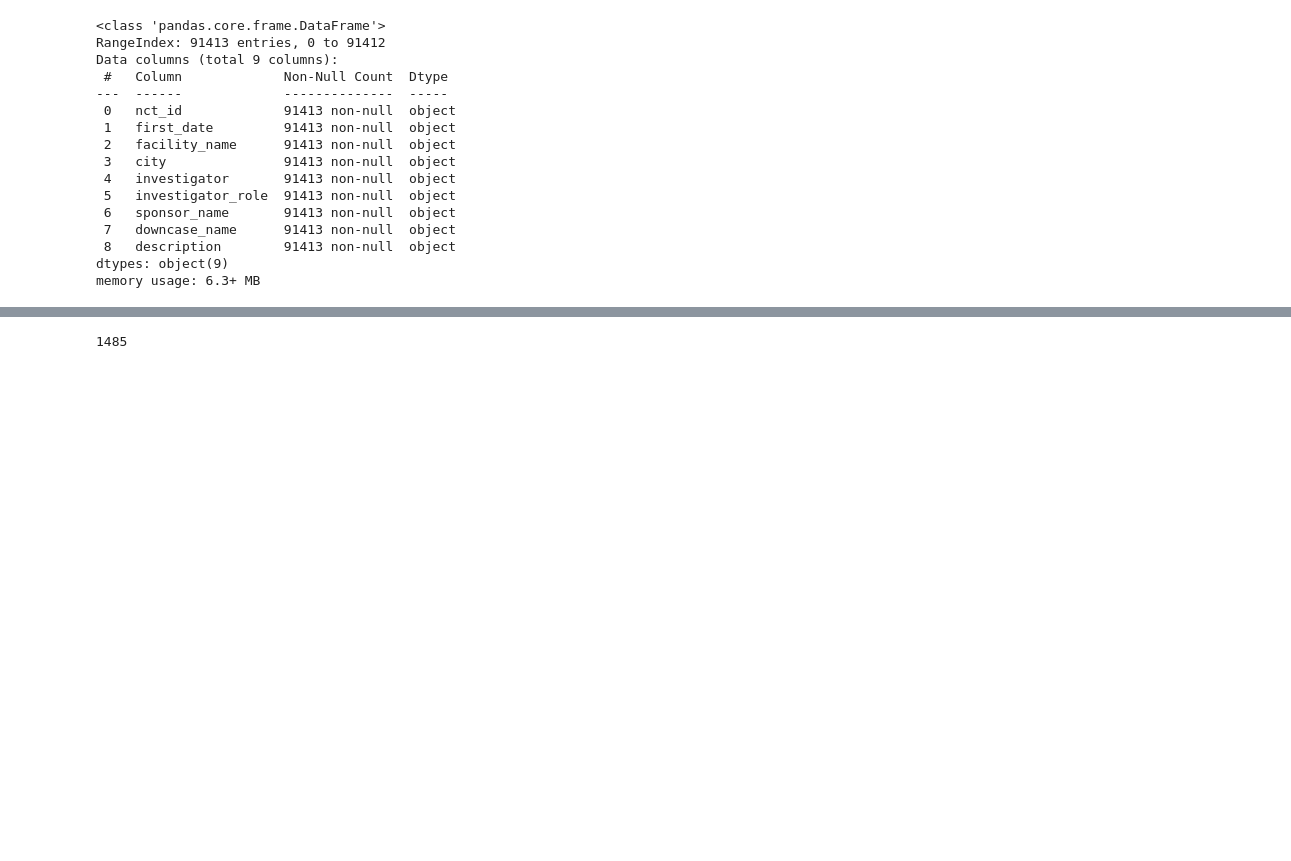
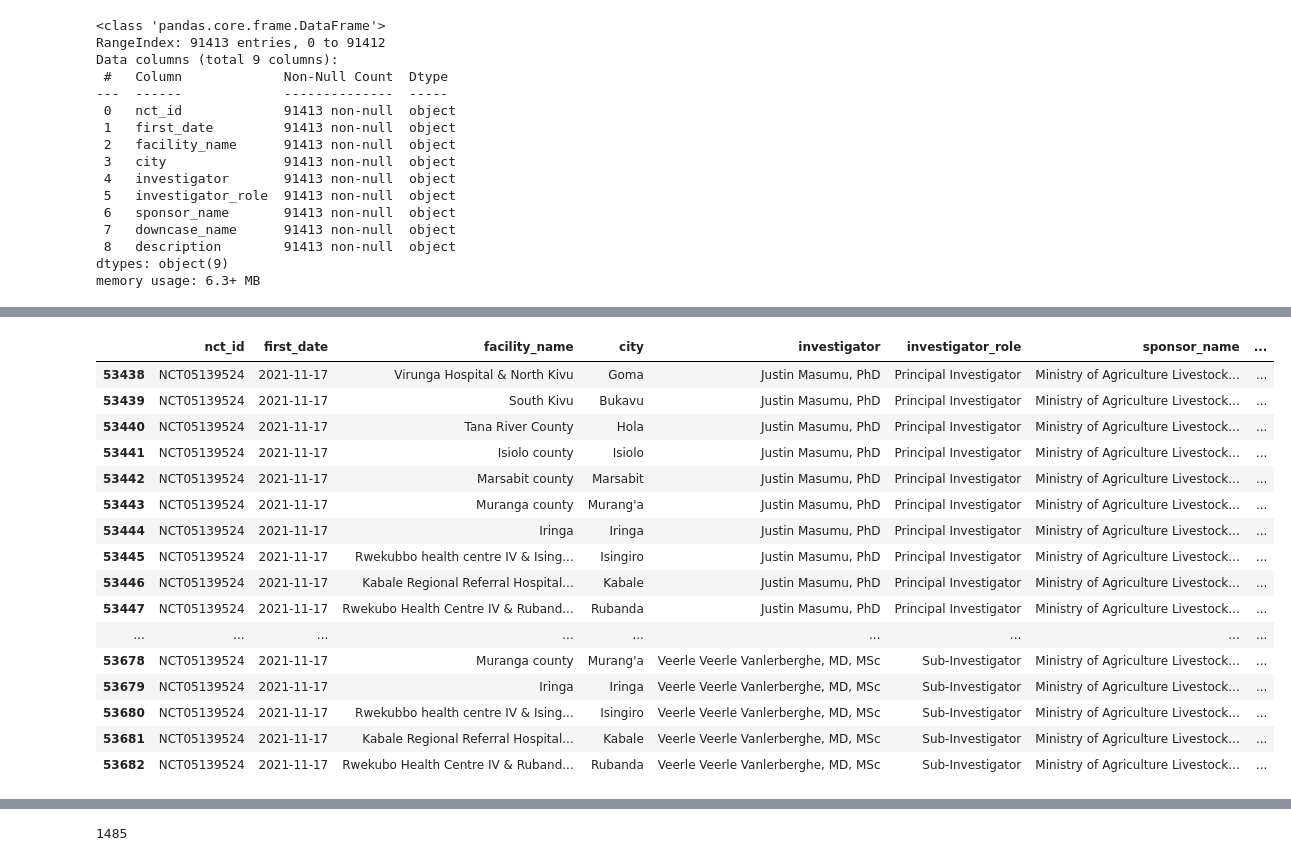
Before and after one commit to Dr-andai/sites-and-cities, a Jupyter notebook: naive.ipynb, the cells around one changed output, grey strips where cells are left out. Saved outputs shown, nothing was run; the diff lists cells and outputs as text; code cells hidden in the pictures; blank space fills up the shorter version.

```diff
--- a/naive.ipynb
+++ b/naive.ipynb
@@ -53,0 +119,24 @@ memory usage: 6.3+ MB
+# %%
+
+## Get data from Ministry of Agriculture
+Ministry = 'Ministry of Agriculture'
+m_sponsor = data[data['sponsor_name'].str.contains(Ministry, na=False)]
+m_sponsor.head(50)
+# %% [output]
+|  | nct_id | first_date | facility_name | city | investigator | investigator_role | sponsor_name | ... |
+| 53438 | NCT05139524 | 2021-11-17 | Virunga Hospital & North Kivu | Goma | Justin Masumu, PhD | Principal Investigator | Ministry of Agriculture Livestock... | ... |
+| 53439 | NCT05139524 | 2021-11-17 | South Kivu | Bukavu | Justin Masumu, PhD | Principal Investigator | Ministry of Agriculture Livestock... | ... |
+| 53440 | NCT05139524 | 2021-11-17 | Tana River County | Hola | Justin Masumu, PhD | Principal Investigator | Ministry of Agriculture Livestock... | ... |
+| 53441 | NCT05139524 | 2021-11-17 | Isiolo county | Isiolo | Justin Masumu, PhD | Principal Investigator | Ministry of Agriculture Livestock... | ... |
+| 53442 | NCT05139524 | 2021-11-17 | Marsabit county | Marsabit | Justin Masumu, PhD | Principal Investigator | Ministry of Agriculture Livestock... | ... |
+| 53443 | NCT05139524 | 2021-11-17 | Muranga county | Murang'a | Justin Masumu, PhD | Principal Investigator | Ministry of Agriculture Livestock... | ... |
+| 53444 | NCT05139524 | 2021-11-17 | Iringa | Iringa | Justin Masumu, PhD | Principal Investigator | Ministry of Agriculture Livestock... | ... |
+| 53445 | NCT05139524 | 2021-11-17 | Rwekubbo health centre IV & Ising... | Isingiro | Justin Masumu, PhD | Principal Investigator | Ministry of Agriculture Livestock... | ... |
+| 53446 | NCT05139524 | 2021-11-17 | Kabale Regional Referral Hospital... | Kabale | Justin Masumu, PhD | Principal Investigator | Ministry of Agriculture Livestock... | ... |
+| 53447 | NCT05139524 | 2021-11-17 | Rwekubo Health Centre IV & Ruband... | Rubanda | Justin Masumu, PhD | Principal Investigator | Ministry of Agriculture Livestock... | ... |
+| ... | ... | ... | ... | ... | ... | ... | ... | ... |
+| 53678 | NCT05139524 | 2021-11-17 | Muranga county | Murang'a | Veerle Veerle Vanlerberghe, MD, MSc | Sub-Investigator | Ministry of Agriculture Livestock... | ... |
+| 53679 | NCT05139524 | 2021-11-17 | Iringa | Iringa | Veerle Veerle Vanlerberghe, MD, MSc | Sub-Investigator | Ministry of Agriculture Livestock... | ... |
+| 53680 | NCT05139524 | 2021-11-17 | Rwekubbo health centre IV & Ising... | Isingiro | Veerle Veerle Vanlerberghe, MD, MSc | Sub-Investigator | Ministry of Agriculture Livestock... | ... |
+| 53681 | NCT05139524 | 2021-11-17 | Kabale Regional Referral Hospital... | Kabale | Veerle Veerle Vanlerberghe, MD, MSc | Sub-Investigator | Ministry of Agriculture Livestock... | ... |
+| 53682 | NCT05139524 | 2021-11-17 | Rwekubo Health Centre IV & Ruband... | Rubanda | Veerle Veerle Vanlerberghe, MD, MSc | Sub-Investigator | Ministry of Agriculture Livestock... | ... |
```
Also changed, not shown: parts of 36 cells of this notebook, 1 other file.
